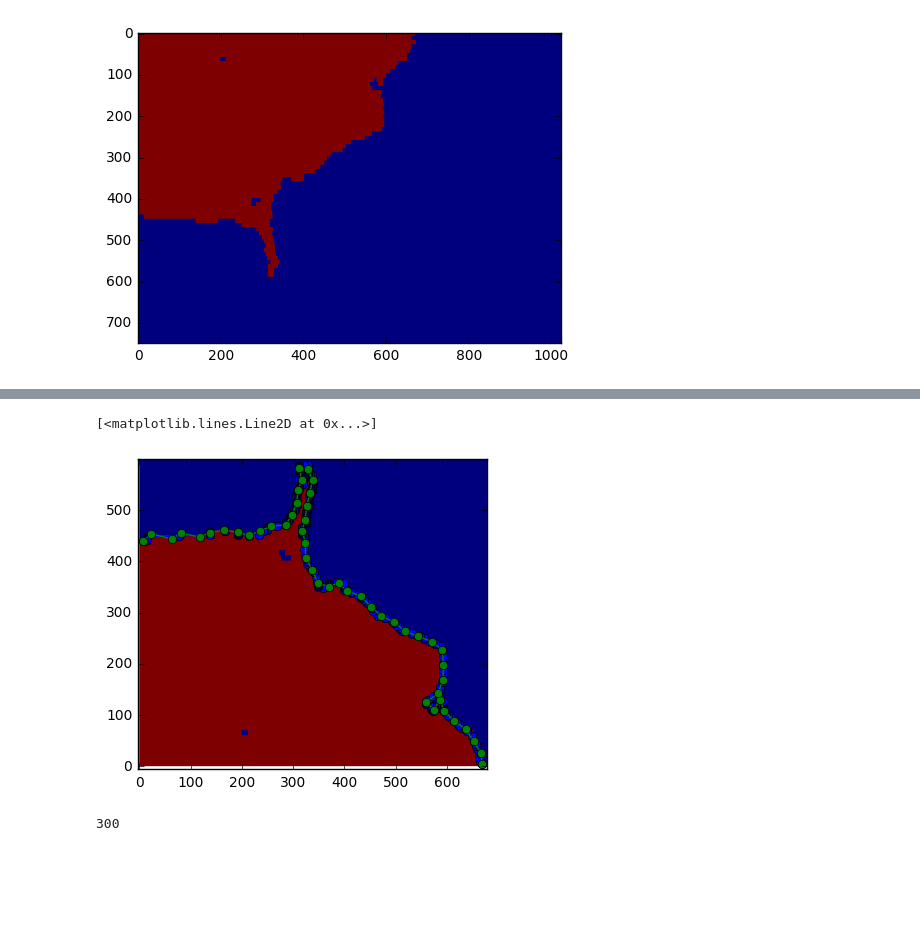
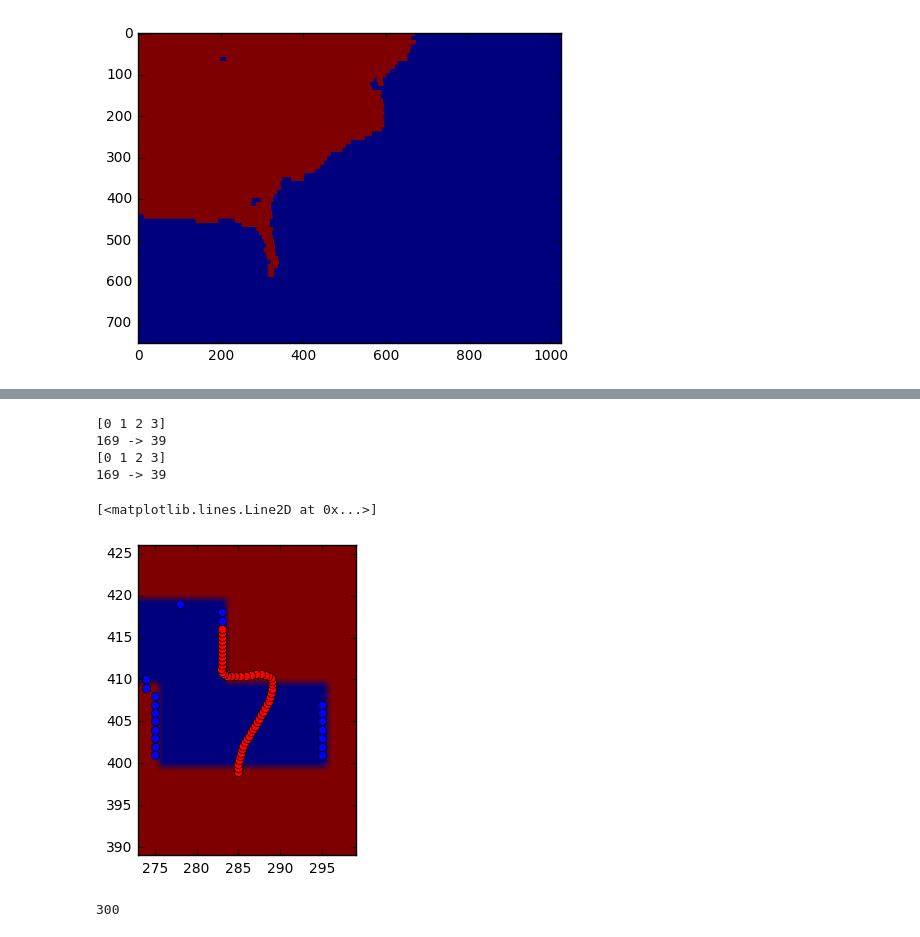
Before and after one commit to Rhoana/3dxp, a Jupyter notebook: AC3MESH.ipynb, the cells around one changed output, grey strips where cells are left out. Drawn from its saved outputs; the diff is of its cells as text; code cells hidden in the pictures; blank space fills up the shorter version.

```diff
--- a/AC3MESH.ipynb
+++ b/AC3MESH.ipynb
@@ -131,9 +131,10 @@ class KidTree:
     past = [0]
     def __init__(self,pairs):
         self.pairs = self.all_flat(pairs)
-        self.leafsize = int(math.sqrt(len(self.pairs)))
-        self.tree = kd.KDTree(self.pairs, self.leafsize)
+        leafsize = 2*int(math.sqrt(len(self.pairs)))
+        self.tree = kd.KDTree(self.pairs, leafsize)
         print str(len(pairs)) +' -> ' + str(len(self.pairs))
+        self.start()
     def all_flat(self,pairs):
         self.z_count = 0
         self.z_mean = [0,0]
@@ -160,7 +161,7 @@ class KidTree:
         self.past.append(now)
         return now
     def nearest(self,now):
-        pixels = self.tree.query(self.pairs[now],self.leafsize)[1][1:]
+        pixels = self.tree.query(self.pairs[now],len(self.pairs))[1][1:]
         ahead = next((px for px in pixels if px not in self.past),0)
         return 0 if ahead in self.past else self.setPast(ahead)
     def findPath(self, now):
@@ -169,10 +170,14 @@ class KidTree:
         return [self.nearest(i) for i in pathloop]
     def start(self):
         self.findPath(0)
-        return self
+    def end(self,k):
+        #return [np.array(pair) for pair in zip(*self.pairs[:k])]
+        return [np.array(pair) for pair in zip(*self.getPairs()[:k])]
 
-def smoothen(spots):
+def smoothen(spots,n,k):
     print np.unique(spots)
-    borders = borderer(spots,1)
-    pairs = zip(*np.where(borders == 1))
-    branches = KidTree(pairs)
+    borders = borderer(spots,n)
+#     imshow(borders)
+    y0,x0 = np.where(borders == 1)
+    branches = KidTree(zip(y0,x0))
+    return branches.end(k)
@@ -195,26 +184,36 @@ imshow(borders)
+# %%
+import math
+spots = relabel(resliced[0])
+y0,x0 = smoothen(spots,3,-1)
+y,x = smoothen(spots,3,10)
+# %% [output]
+[0 1 2 3]
+169 -> 39
+[0 1 2 3]
+169 -> 39
 # %%
 import scipy.interpolate
 # plt.figure(figsize=(10,10))
 # f: X --> Y might not be a 1:1 correspondence
-# plt.plot(x0, y0, '-o')
+plt.plot(x0, y0, 'o')
 plt.plot(x, y, '-o')
 plt.imshow(resliced[0])
 plt.xlim(min(x)-10, max(x)+10)
 plt.ylim(min(y)-10, max(y)+10)
 # get the cumulative distance along the contour
 dist = np.sqrt((np.diff(x))**2 + (np.diff(y))**2)
 dist_along = np.concatenate(([0], dist.cumsum()))
 
 # build a spline representation of the contour
 spline, u = scipy.interpolate.splprep([x, y], u=dist_along, s=0)
 
 # resample it at smaller distance intervals
 interp_d = np.linspace(dist_along[0], dist_along[-1], 50)
 interp_x, interp_y = scipy.interpolate.splev(interp_d, spline)
 plt.plot(interp_x, interp_y, '-o')
 # %% [output]
 [<matplotlib.lines.Line2D at 0x...>]
-[figure, old version]
+[figure, new version]
 # %%
 kern = np.hanning(50)   # a Hanning window with width 50
 kern /= kern.sum()      # normalize the kernel weights to sum to 1
```
Also changed, not shown: parts of 1 cell of this notebook.
